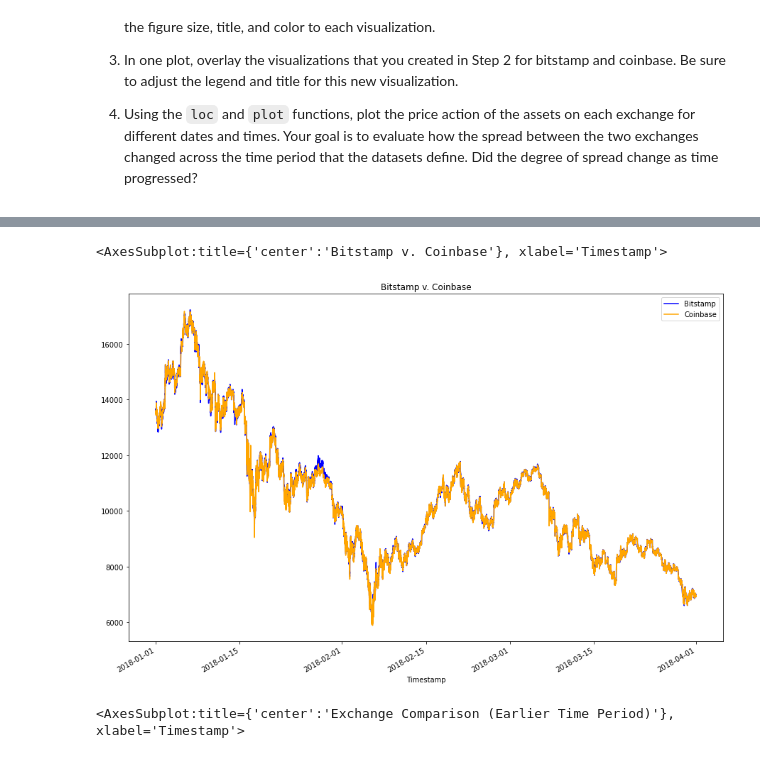
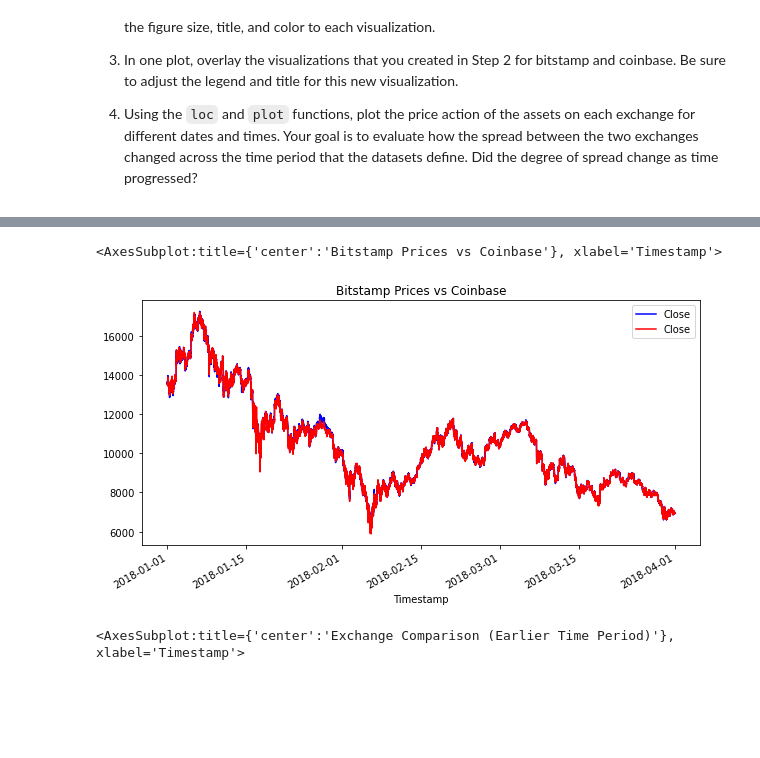
Before and after one commit to millerman421/Module_03_challenge, a Jupyter notebook: Starter_Code/crypto_arbitrage.ipynb, the cells around one changed output, grey strips where cells are left out. Saved outputs shown, nothing was run; the diff lists cells and outputs as text; code cells hidden in the pictures; blank space fills up the shorter version.

```diff
--- a/Starter_Code/crypto_arbitrage.ipynb
+++ b/Starter_Code/crypto_arbitrage.ipynb
@@ -378,8 +378,8 @@ Select the data you want to analyze. Use `loc` or `iloc` to select the following
 * Close
 # %%
 # Use loc or iloc to select `Timestamp (the index)` and `Close` from bitstamp DataFrame
-bitstamp_sliced = # YOUR CODE HERE
+bitstamp_sliced = bitstamp_sliced = bitstamp_dataframe.loc[:,"Close"]
 
 # Review the first five rows of the DataFrame
-# YOUR CODE HERE
+display(bitstamp_sliced.head(5))
 # %% [output]
@@ -393,7 +393,7 @@ bitstamp_sliced = # YOUR CODE HERE
 # %%
 # Use loc or iloc to select `Timestamp (the index)` and `Close` from coinbase DataFrame
-coinbase_sliced = # YOUR CODE HERE
+coinbase_sliced = coinbase_dataframe.loc[:,"Close"]
 
 # Review the first five rows of the DataFrame
-# YOUR CODE HERE
+display(coinbase_sliced.head(5))
 # %% [output]
@@ -459,11 +492,12 @@ Sort through the time series data associated with the bitstamp and coinbase Data
 # %%
 # Overlay the visualizations for the bitstamp and coinbase DataFrames in one plot
 # The plot should visualize the prices over the full lenth of the dataset
-# Be sure to include the parameters: legend, figure size, title, and color and label
-# YOUR CODE HERE
+# Be sure to include the parameters: legend, figure size, title, and color and labe
+bitstamp_sliced.plot(figsize=(10,5),title="Bitstamp Prices vs Coinbase",color="blue", legend=True)
+coinbase_sliced.plot(figsize=(10,5),color="red",legend=True)
 # %% [output]
-<AxesSubplot:title={'center':'Bitstamp v. Coinbase'}, xlabel='Timestamp'>
+<AxesSubplot:title={'center':'Bitstamp Prices vs Coinbase'}, xlabel='Timestamp'>
-[figure, old version]
+[figure, new version]
 # %%
 # Using the loc and plot functions, create an overlay plot that visualizes
 # the price action of both DataFrames for a one month period early in the dataset
```
Also changed, not shown: parts of 7 cells of this notebook.
